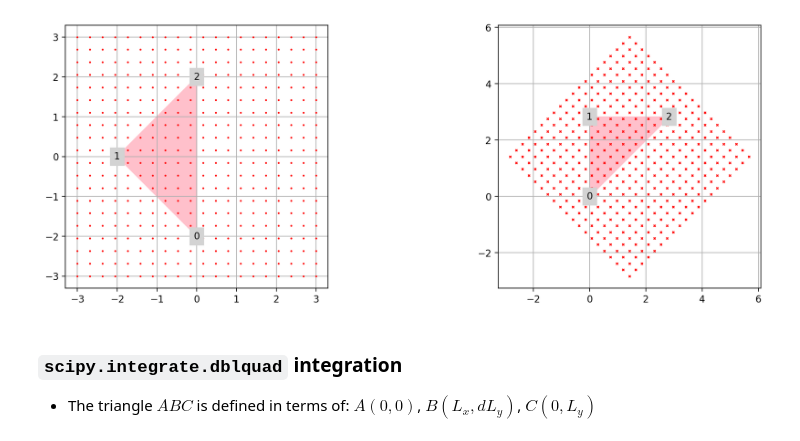
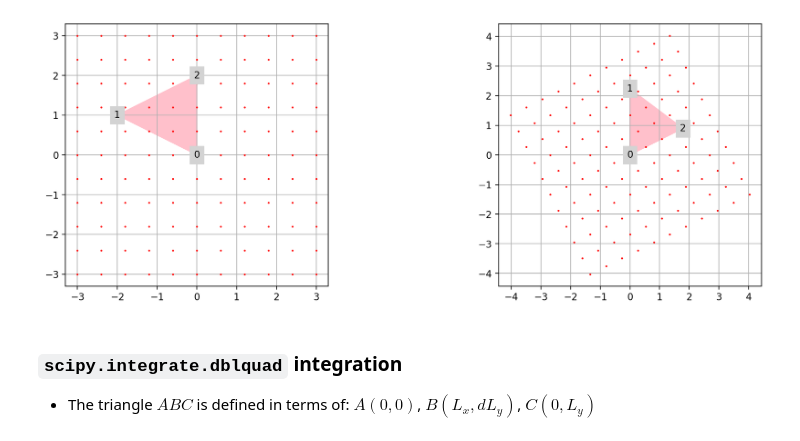
Before and after one commit to mallickrishg/bemcs, a Jupyter notebook: point_source/kelvin_point_source_triangle_rotations.ipynb, the cells around one changed output. Cells and saved outputs as stored; diff of their text form; code cells hidden in the pictures.

Commit message:
fix: almost there - silly rotation issues because of sign, need to fix

```diff
--- a/point_source/kelvin_point_source_triangle_rotations.ipynb
+++ b/point_source/kelvin_point_source_triangle_rotations.ipynb
@@ -7,6 +115,6 @@ import scipy
 # %%
-triangle = np.array([[0.0, -2.0], [-2.0, -0], [0.0, 2]])
-# triangle = np.array([[0.0, -2.0], [0.0, 2], [2.0, 0]])
+triangle = np.array([[0.0, 0.0], [-2.0, 1.0], [0.0, 2.0]])
+# triangle = np.array([[0.0, 0.0], [0.0, 2.0], [-2.0, 1.0]])
 
 # Observation coordinates
 min_obs_x = -3
@@ -14,82 +122,30 @@ max_obs_x = 3
 min_obs_y = -3
 max_obs_y = 3
 
-n_obs = 20
+n_obs = 11
 x_vec = np.linspace(min_obs_x, max_obs_x, n_obs)
 y_vec = np.linspace(min_obs_y, max_obs_y, n_obs)
 x_grid, y_grid = np.meshgrid(x_vec, y_vec)
 # %%
-def get_transformed_coordinates(vertices, obs_x, obs_y):
-    # Translate the triangle so that the first vertex is at the origin
-    translated_vertices = vertices - np.array(vertices[0])
-    translated_obs_x = obs_x - vertices[0, 0]
-    translated_obs_y = obs_y - vertices[0, 1]
-
-    # Determine the angle to rotate the second vertex to align with the y-axis
-    second_vertex = translated_vertices[1]
-    angle = np.arctan2(second_vertex[0], second_vertex[1])
-
-    # Rotation matrix to align the second vertex along the positive y-axis
-    rotation_matrix = np.array(
-        [[np.cos(angle), -np.sin(angle)], [np.sin(angle), np.cos(angle)]]
-    )
-    rotated_vertices = np.dot(translated_vertices, rotation_matrix.T)
-    rotated_obs = np.dot(
-        np.array([translated_obs_x, translated_obs_y]).T, rotation_matrix.T
-    )
-
-    return rotated_vertices, rotated_obs[:, 0], rotated_obs[:, 1]
-
-
-# Function to plot the triangle
-def plot_triangle(vertices):
-    plt.fill(vertices[:, 0], vertices[:, 1], color="pink")
-    plt.text(
-        vertices[0, 0],
-        vertices[0, 1],
-        "0",
-        va="center",
-        ha="center",
-        backgroundcolor="lightgray",
-    )
-    plt.text(
-        vertices[1, 0],
-        vertices[1, 1],
-        "1",
-        va="center",
-        ha="center",
-        backgroundcolor="lightgray",
-    )
-    plt.text(
-        vertices[2, 0],
-        vertices[2, 1],
-        "2",
-        va="center",
-        ha="center",
-        backgroundcolor="lightgray",
-    )
-    plt.gca().set_aspect("equal", adjustable="box")
-
-
 # Translate and rotate the triangle
 triangle_transformed, obs_x_transformed, obs_y_transformed = (
     get_transformed_coordinates(triangle, x_grid.flatten(), y_grid.flatten())
 )
 
 # Plot the original triangle
 plt.figure(figsize=(15, 5))
 plt.subplot(1, 2, 1)
 plot_triangle(triangle)
 plt.plot(x_grid.flatten(), y_grid.flatten(), "r.", markersize=2)
 plt.grid()
 
 plt.subplot(1, 2, 2)
 plot_triangle(triangle_transformed)
-plt.plot(obs_x_transformed, obs_y_transformed, "rx", markersize=2)
+plt.plot(obs_x_transformed, obs_y_transformed, "r.", markersize=2)
 plt.grid()
 plt.show()
 # %% [output]
-[figure, old version]
+[figure, new version]
 # %% [markdown]
 ### `scipy.integrate.dblquad` integration
 - The triangle $ABC$ is defined in terms of: $A(0,0)$, $B(L_x,dL_y)$, $C(0,L_y)$
```
Also changed, not shown: parts of 5 cells of this notebook.
